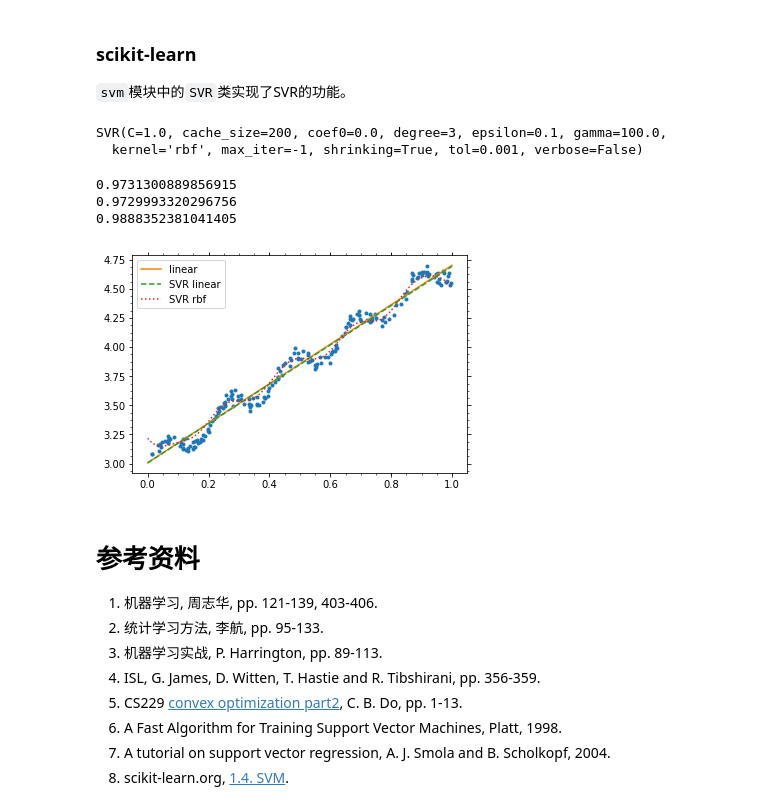
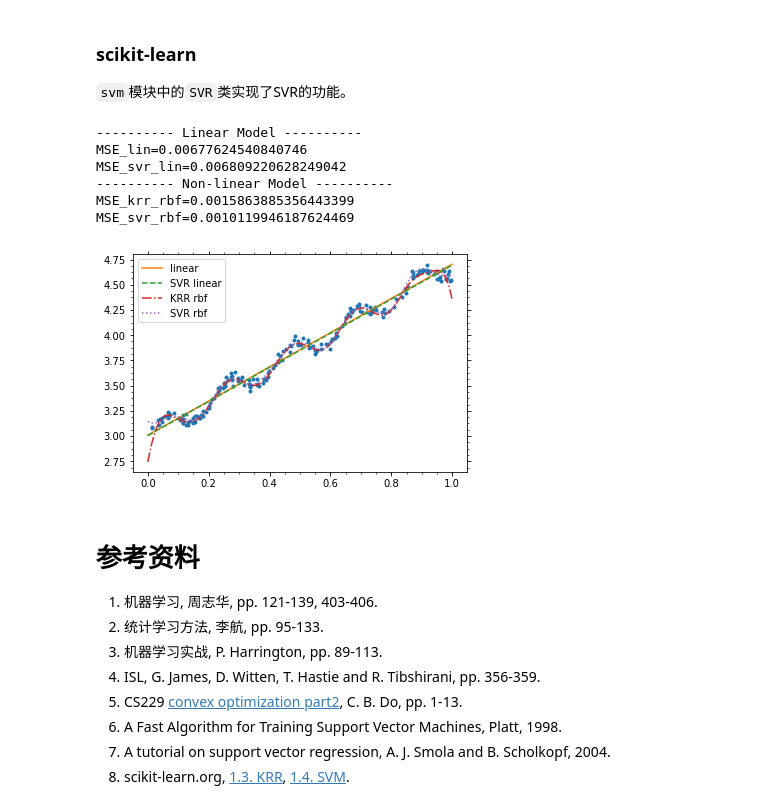
Before and after one commit to szqtc/MyMachineLearningNotes, a Jupyter notebook: 2_SVM.ipynb, the cells around one changed output. Drawn from its saved outputs; the diff is of its cells as text; code cells hidden in the pictures.

```diff
--- a/2_SVM.ipynb
+++ b/2_SVM.ipynb
@@ -872,41 +871,49 @@ ax4.plot(X3[:, 0], y3[:, 0], marker='o', ms=3, ls='None')
 ### scikit-learn
 `svm`模块中的`SVR`类实现了SVR的功能。
 # %%
-# linear model
+print('-'*10, 'Linear Model', '-'*10)
+# linear regression
 lin = linear_model.LinearRegression()
 lin.fit(X3, y3)
+print('MSE_lin={}'.format(metrics.mean_squared_error(y3, lin.predict(X3))))
 
 # linear svr
 svr = svm.SVR(kernel='linear', epsilon=0.1)
 svr.fit(X3, y3)
+print('MSE_svr_lin={}'.format(metrics.mean_squared_error(y3, svr.predict(X3))))
+
+print('-'*10, 'Non-linear Model', '-'*10)
+# kernel ridge regression
+krr = kernel_ridge.KernelRidge(kernel='rbf', alpha=0.1, gamma=100.)
+krr.fit(X3, y3)
+print('MSE_krr_rbf={}'.format(metrics.mean_squared_error(y3, krr.predict(X3))))
 
 # kernelized svr
-svr2 = svm.SVR(kernel='rbf', gamma=100., epsilon=0.1)
+svr2 = svm.SVR(kernel='rbf', C=10., gamma=100., epsilon=0.05)
 svr2.fit(X3, y3)
+print('MSE_svr_rbf={}'.format(metrics.mean_squared_error(y3, svr2.predict(X3))))
 # %% [output]
-SVR(C=1.0, cache_size=200, coef0=0.0, degree=3, epsilon=0.1, gamma=100.0,
-  kernel='rbf', max_iter=-1, shrinking=True, tol=0.001, verbose=False)
+---------- Linear Model ----------
+MSE_lin=0.00677624540840746
+MSE_svr_lin=0.006809220628249042
+---------- Non-linear Model ----------
+MSE_krr_rbf=0.0015863885356443399
+MSE_svr_rbf=0.0010119946187624469
-# %%
-print(lin.score(X3, y3))
-print(svr.score(X3, y3))
-print(svr2.score(X3, y3))
-# %% [output]
-0.9731300889856915
-0.9729993320296756
-0.9888352381041405
 # %%
 x_pl = np.linspace(0., 1., 100).reshape(-1, 1)
 y_pl_lin = lin.predict(x_pl)
 y_pl_svr = svr.predict(x_pl)
+y_pl_krr = krr.predict(x_pl)
 y_pl_svr2 = svr2.predict(x_pl)
+
+ax4.plot(x_pl.ravel(), y_pl_lin, label='linear')
+ax4.plot(x_pl.ravel(), y_pl_svr, ls='--', label='SVR linear')
+ax4.plot(x_pl.ravel(), y_pl_krr, ls='-.', label='KRR rbf')
+ax4.plot(x_pl.ravel(), y_pl_svr2, ls=':', label='SVR rbf')
+ax4.legend()
+fg4
+# %% [output]
+[figure, added]
-# %%
-ax4.plot(x_pl.ravel(), y_pl_lin, label='linear')
-ax4.plot(x_pl.ravel(), y_pl_svr, ls='--', label='SVR linear')
-ax4.plot(x_pl.ravel(), y_pl_svr2, ls=':', label='SVR rbf')
-ax4.legend()
-fg4
-# %% [output]
-[figure, removed]
 # %% [markdown]
 # 参考资料
 1. 机器学习, 周志华, pp. 121-139, 403-406.
@@ -916,4 +923,4 @@ fg4
 5. CS229 [convex optimization part2](http://cs229.stanford.edu/section/cs229-cvxopt2.pdf), C. B. Do, pp. 1-13.
 6. A Fast Algorithm for Training Support Vector Machines, Platt, 1998.
 7. A tutorial on support vector regression, A. J. Smola and B. Scholkopf, 2004.
-8. scikit-learn.org, [1.4. SVM](http://scikit-learn.org/stable/modules/svm.html).
+8. scikit-learn.org, [1.3. KRR](http://scikit-learn.org/stable/modules/kernel_ridge.html), [1.4. SVM](http://scikit-learn.org/stable/modules/svm.html).
```
Also changed, not shown: parts of 5 cells of this notebook, 4 other files.
